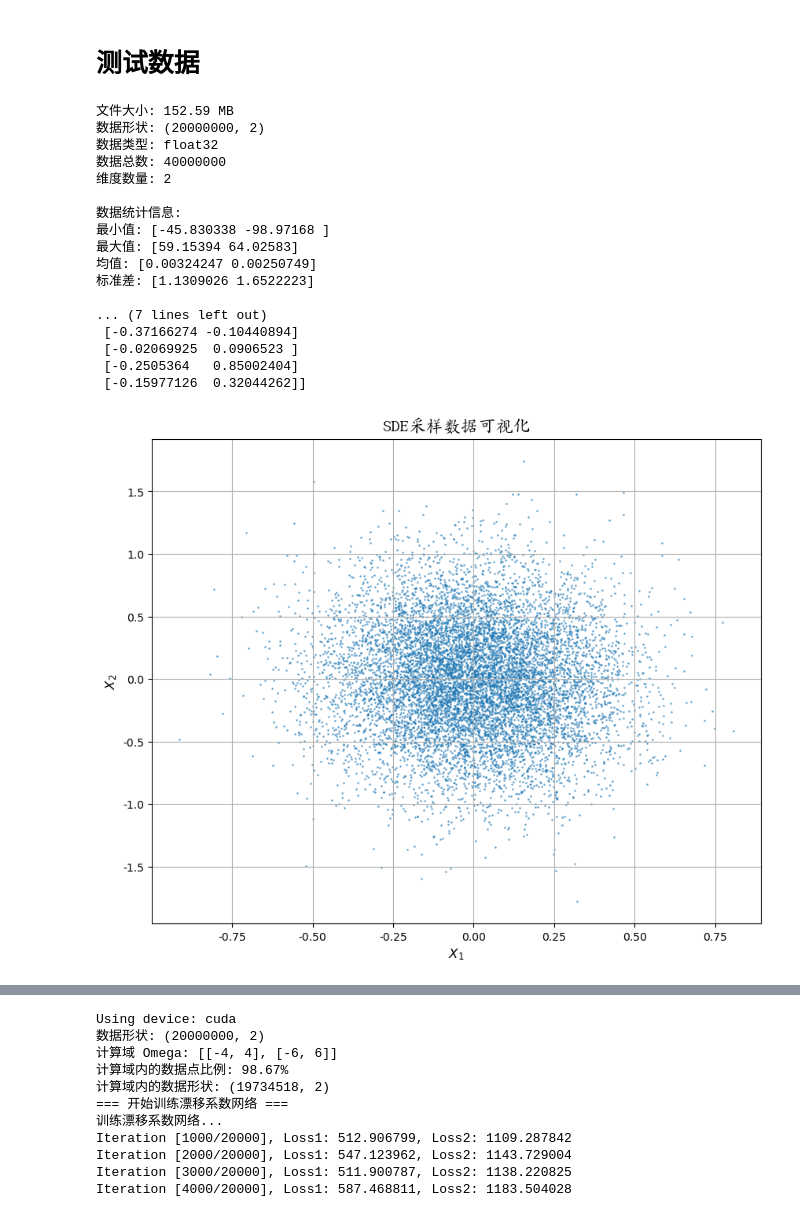
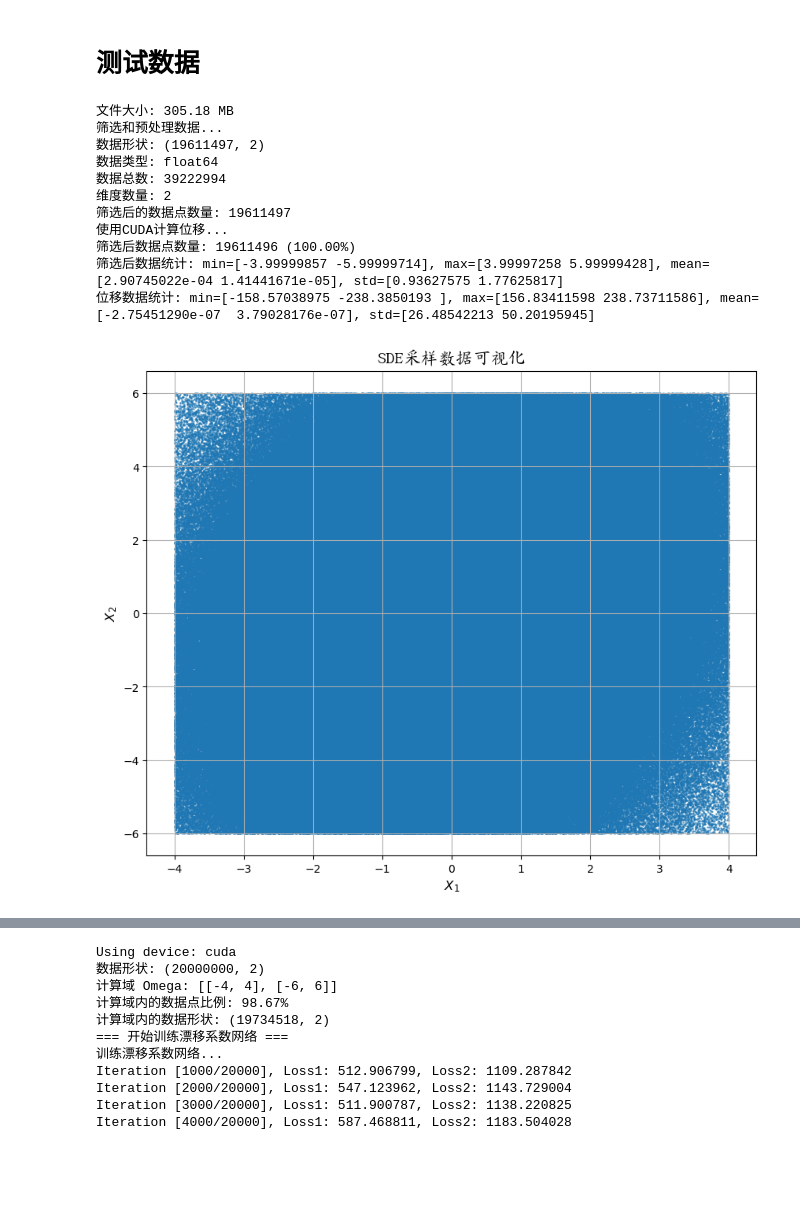
Before and after one commit to zuoruchun/inverse-sde, a Jupyter notebook: test.ipynb, the cells around one changed output, grey strips where cells are left out. Saved outputs shown, nothing was run; the diff lists cells and outputs as text; code cells hidden in the pictures; blank space fills up the shorter version.

```diff
--- a/test.ipynb
+++ b/test.ipynb
@@ -139,12 +136,21 @@ logging.getLogger('matplotlib.font_manager').setLevel(logging.ERROR)
 ukai_font = fm.FontProperties(fname='/usr/share/fonts/truetype/arphic/ukai.ttc')
 
 # 显示文件信息
-file_path = 'sde_data_cuda.npy'
+file_path = 'results/sde_data_oneT.npy'
+# file_path = 'results/sde_data_moreT.npy'
 file_size_mb = os.path.getsize(file_path) / (1024 * 1024)
 print(f"文件大小: {file_size_mb:.2f} MB")
 
 # 读取数据
 data = np.load(file_path)
+omega_bounds = ([-4, 4], [-6, 6])
+
+print("筛选和预处理数据...")
+# 首先筛选出在指定范围内的点
+mask_x1 = (data[:, 0] >= omega_bounds[0][0]) & (data[:, 0] <= omega_bounds[0][1])
+mask_x2 = (data[:, 1] >= omega_bounds[1][0]) & (data[:, 1] <= omega_bounds[1][1])
+mask = mask_x1 & mask_x2
+data = data[mask]
 
 # 显示数据详情
 print(f"数据形状: {data.shape}")
@@ -152,20 +158,32 @@ print(f"数据类型: {data.dtype}")
 print(f"数据总数: {data.size}")
 print(f"维度数量: {data.ndim}")
 
+# 准备输入和目标数据
+N_filtered = len(data)
+print(f"筛选后的数据点数量: {N_filtered}")
+
+# 使用CUDA加速计算位移
+print("使用CUDA计算位移...")
+# 将数据转移到GPU
+filtered_data_tensor = torch.tensor(data, dtype=torch.float64, device=device)
+
+# 使用张量操作计算位移 y = (x_{n+1} - x_n)/dt
+x_data_tensor = filtered_data_tensor[:-1]  # 输入是前N-1个点
+y_data_tensor = (filtered_data_tensor[1:] - filtered_data_tensor[:-1]) / dt
+
+# 转回CPU进行后续处理
+x_data = x_data_tensor.cpu().numpy()
+y_data = y_data_tensor.cpu().numpy()
+
 # 显示数据统计信息
-print("\n数据统计信息:")
-print(f"最小值: {data.min(axis=0)}")
-print(f"最大值: {data.max(axis=0)}")
-print(f"均值: {data.mean(axis=0)}")
-print(f"标准差: {data.std(axis=0)}")
+print(f"筛选后数据点数量: {x_data.shape[0]} ({x_data.shape[0]/len(data)*100:.2f}%)")
+# 检查 y_data 的数值范围
+print(f"筛选后数据统计: min={x_data.min(axis=0)}, max={x_data.max(axis=0)}, mean={x_data.mean(axis=0)}, std={x_data.std(axis=0)}")
+print(f"位移数据统计: min={y_data.min(axis=0)}, max={y_data.max(axis=0)}, mean={y_data.mean(axis=0)}, std={y_data.std(axis=0)}")
 
-# 显示数据前10个样本
-print("\n前10个样本:")
-print(data[:10])
-
-# 可视化采样点（取前10000个点）
+# 可视化采样点
 plt.figure(figsize=(10, 8))
-plt.scatter(data[:10000, 0], data[:10000, 1], s=1, alpha=0.5)
+plt.scatter(data[:, 0], data[:, 1], s=1, alpha=0.5)
 plt.xlabel('$X_1$', fontproperties=ukai_font, fontsize=12)
 plt.ylabel('$X_2$', fontproperties=ukai_font, fontsize=12)
 plt.title('SDE采样数据可视化', fontproperties=ukai_font, fontsize=16)
@@ -176,47 +194,41 @@ plt.show()
 plt.figure(figsize=(10, 8))
 plt.plot(data[:1000, 0], data[:1000, 1], '-', linewidth=0.5, alpha=0.7)
 plt.scatter(data[0, 0], data[0, 1], color='red', s=30, label='起点')
 plt.scatter(data[999, 0], data[999, 1], color='green', s=30, label='终点')
 plt.xlabel('$X_1$', fontproperties=ukai_font, fontsize=12)
 plt.ylabel('$X_2$', fontproperties=ukai_font, fontsize=12)
 plt.title('SDE轨迹线图 (前1000个点)', fontproperties=ukai_font, fontsize=16)
 plt.legend(prop=ukai_font)
 plt.grid(True)
 plt.show()
 
 # 绘制数据分布直方图
 plt.figure(figsize=(12, 6))
 
 plt.subplot(1, 2, 1)
 plt.hist(data[:, 0], bins=100, alpha=0.7)
 plt.title('$X_1$ 分布', fontproperties=ukai_font, fontsize=14)
 plt.xlabel('$X_1$', fontproperties=ukai_font, fontsize=12)
 plt.ylabel('频率', fontproperties=ukai_font, fontsize=12)
 
 plt.subplot(1, 2, 2)
 plt.hist(data[:, 1], bins=100, alpha=0.7)
 plt.title('$X_2$ 分布', fontproperties=ukai_font, fontsize=14)
 plt.xlabel('$X_2$', fontproperties=ukai_font, fontsize=12)
 plt.ylabel('频率', fontproperties=ukai_font, fontsize=12)
 
 plt.tight_layout()
 plt.show()
 # %% [output]
-文件大小: 152.59 MB
-数据形状: (20000000, 2)
-数据类型: float32
-数据总数: 40000000
+文件大小: 305.18 MB
+筛选和预处理数据...
+数据形状: (19611497, 2)
+数据类型: float64
+数据总数: 39222994
 维度数量: 2
-
-数据统计信息:
-最小值: [-45.830338 -98.97168 ]
-最大值: [59.15394 64.02583]
-均值: [0.00324247 0.00250749]
-标准差: [1.1309026 1.6522223]
-
-... (7 lines left out)
- [-0.37166274 -0.10440894]
- [-0.02069925  0.0906523 ]
- [-0.2505364   0.85002404]
- [-0.15977126  0.32044262]]
+筛选后的数据点数量: 19611497
+使用CUDA计算位移...
+筛选后数据点数量: 19611496 (100.00%)
+筛选后数据统计: min=[-3.99999857 -5.99999714], max=[3.99997258 5.99999428], mean=[2.90745022e-04 1.41441671e-05], std=[0.93627575 1.77625817]
+位移数据统计: min=[-158.57038975 -238.3850193 ], max=[156.83411598 238.73711586], mean=[-2.75451290e-07  3.79028176e-07], std=[26.48542213 50.20195945]
-[figure, old version]
+[figure, new version]
```
Also changed, not shown: parts of 3 cells of this notebook, 6 other files.
